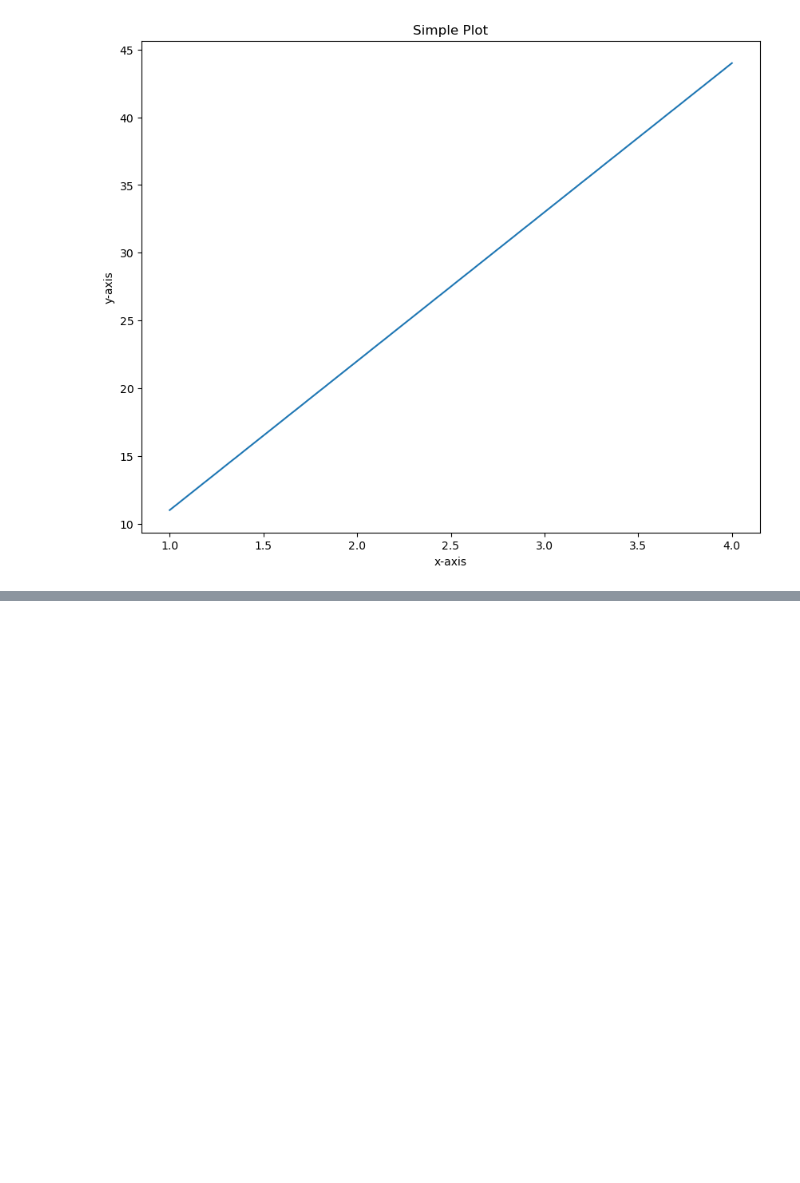
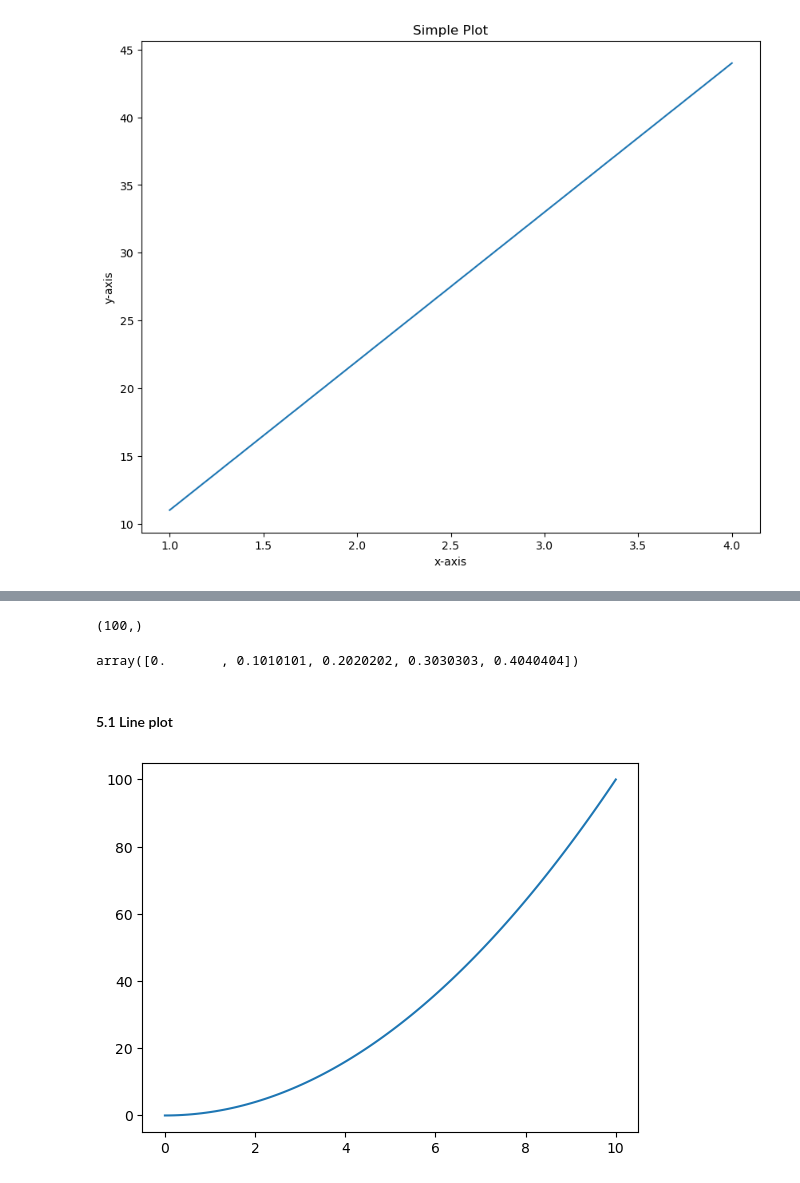
Before and after one commit to mythz-library/LRN-Data-Science, a Jupyter notebook: 03-matplotlib.ipynb, the cells around one changed output, grey strips where cells are left out. Drawn from its saved outputs; the diff is of its cells as text; code cells hidden in the pictures; blank space fills up the shorter version.

Commit message:
Creates different types of plots

```diff
--- a/03-matplotlib.ipynb
+++ b/03-matplotlib.ipynb
@@ -171,0 +224,18 @@ fig.savefig('temp/sample-plot.png', dpi=500)  # mentioning dpi value is not mand
+# %%
+# Create some data
+x = np.linspace(0, 10, 100)
+x.shape
+# %% [output]
+(100,)
+# %%
+x[:5]
+# %% [output]
+array([0.       , 0.1010101, 0.2020202, 0.3030303, 0.4040404])
+# %% [markdown]
+#### 5.1 Line plot
+# %%
+# plot the data
+fig, ax = plt.subplots()
+ax.plot(x, x**2);  # y = x**2
+# %% [output]
+[figure, added]
```
Also changed, not shown: parts of 18 cells of this notebook.
